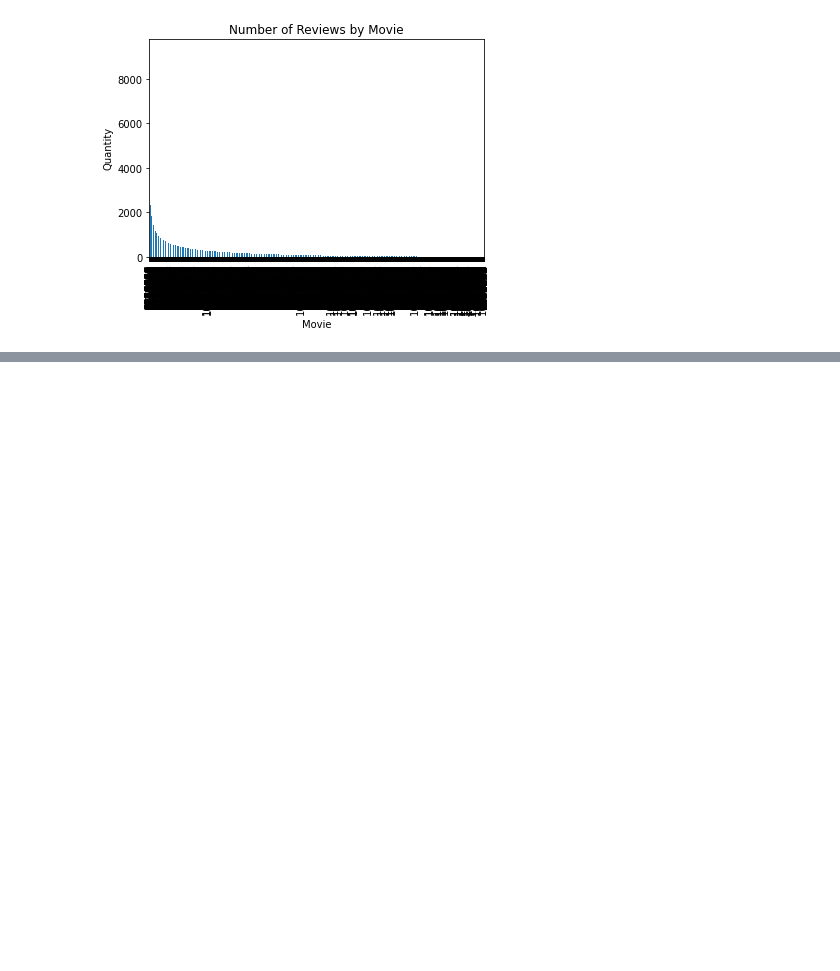
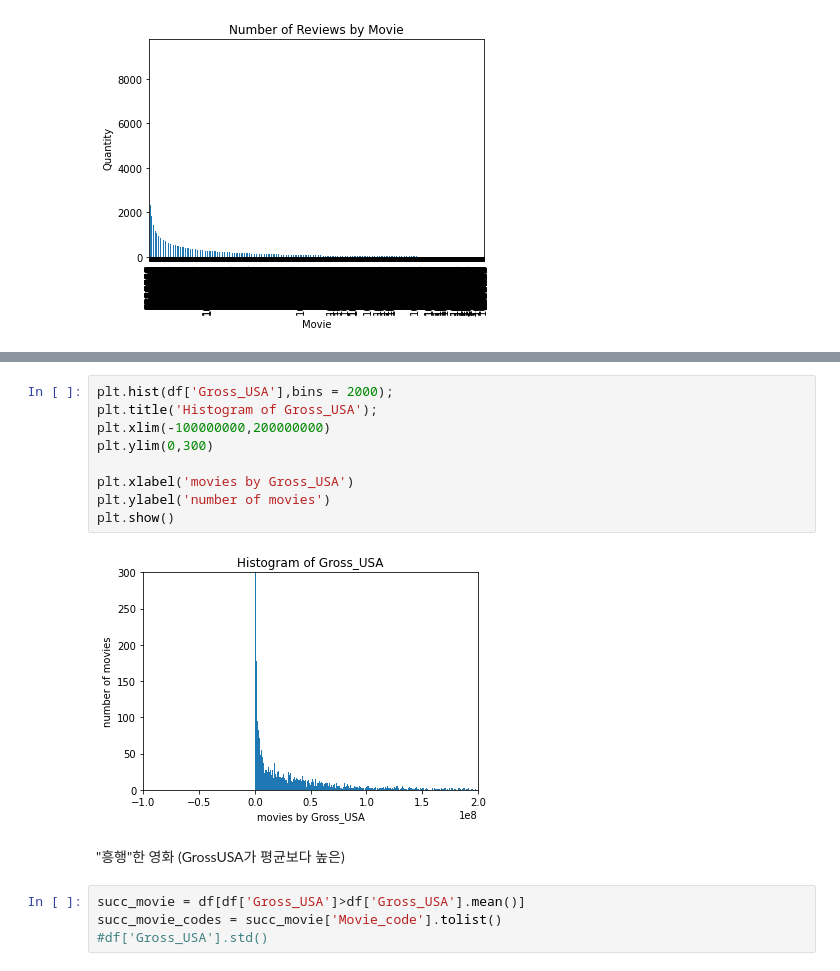
Before and after one commit to Datamin-D/movie_predict, a Jupyter notebook: [movie_predict]영화_리뷰_수집_확인,_전처리.ipynb, the cells around one changed output, grey strips where cells are left out. Cells and saved outputs as stored; diff of their text form; blank space fills up the shorter version.

```diff
--- a/[movie_predict]영화_리뷰_수집_확인,_전처리.ipynb
+++ b/[movie_predict]영화_리뷰_수집_확인,_전처리.ipynb
@@ -1211,0 +1452,17 @@ plt.show()
+# %%
+plt.hist(df['Gross_USA'],bins = 2000);
+plt.title('Histogram of Gross_USA');
+plt.xlim(-100000000,200000000)
+plt.ylim(0,300)
+
+plt.xlabel('movies by Gross_USA')
+plt.ylabel('number of movies')
+plt.show()
+# %% [output]
+[figure, added]
+# %% [markdown]
+"흥행"한 영화 (GrossUSA가 평균보다 높은)
+# %%
+succ_movie = df[df['Gross_USA']>df['Gross_USA'].mean()]
+succ_movie_codes = succ_movie['Movie_code'].tolist()
+#df['Gross_USA'].std()
```
Also changed, not shown: parts of 29 cells of this notebook.
